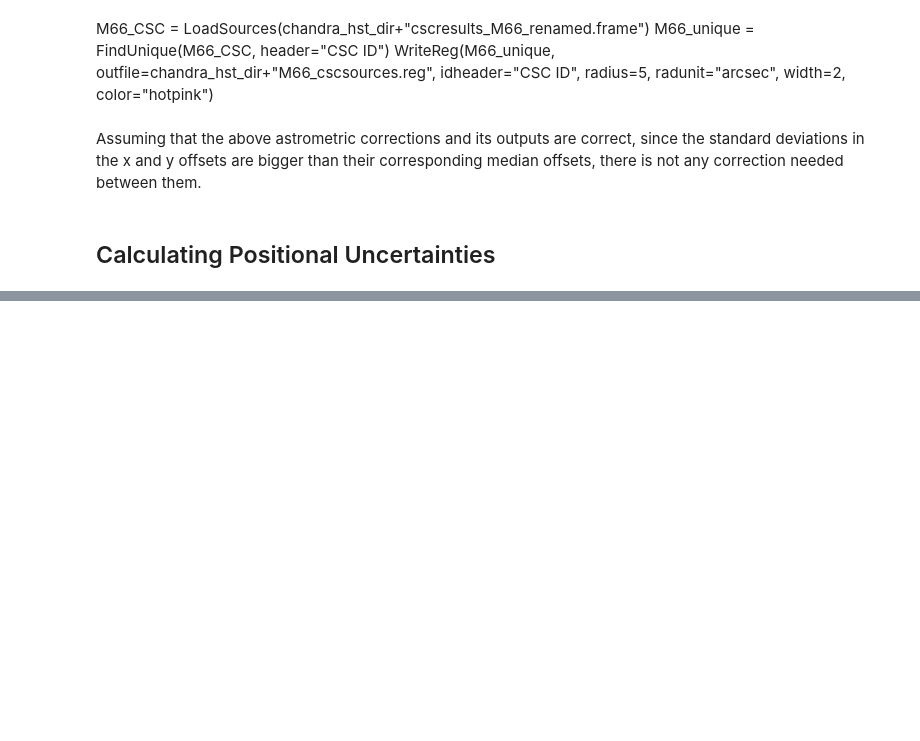
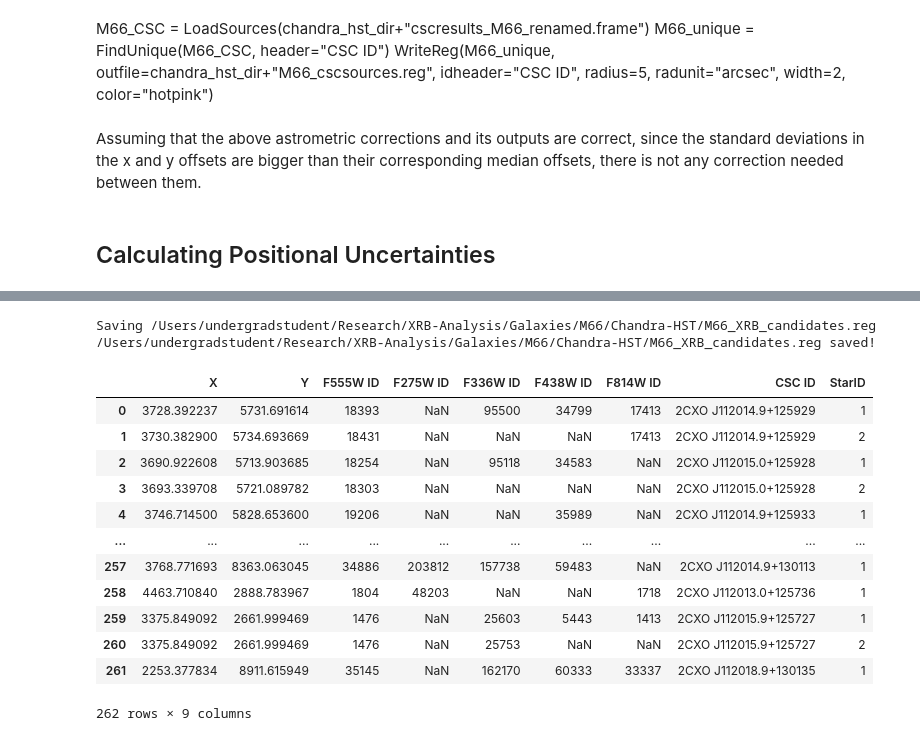
Before and after one commit to devkhullar/querx, a Jupyter notebook: M66_corrected.ipynb, the cells around one changed output, grey strips where cells are left out. Saved outputs shown, nothing was run; the diff lists cells and outputs as text; code cells hidden in the pictures; blank space fills up the shorter version.

```diff
--- a/M66_corrected.ipynb
+++ b/M66_corrected.ipynb
@@ -379,0 +387,3 @@ WriteReg(M66_best, radius=M66_best['1Sig'].values.tolist(), radunit='arcsec', \
+# %%
+DaoFrame = pd.read_csv(hstdir+"M66_daofind_acs_coords.frame").drop("Unnamed: 0", axis=1)
+display(DaoFrame)
@@ -379,0 +498,14 @@ WriteReg(M66_best, radius=M66_best['1Sig'].values.tolist(), radunit='arcsec', \
+# %%
+# Adding "CSC ID" to columns in DaoCleanMatch
+DaoCleanMatch["CSC ID"] = None
+
+# Adding the CSC IDs of each source the daosources are associated with
+for i in range(len(DaoCleanMatch)):
+    # Searches for the CSC ID associated with each F555W ID (DaoID in DaoCleanFrame)
+    tempid = DaoCleanMatch["F555W ID"][i]
+    tempcsc = Find(DaoCleanFrame, "F555W ID = " + str(tempid))["CSC ID"][0]
+    DaoCleanMatch["CSC ID"][i] = tempcsc
+
+# Updating the DataFrame
+DaoCleanMatch.to_csv(hstdir+"M66_daoclean_matches.frame")
+display(DaoCleanMatch)
@@ -379,0 +526,39 @@ WriteReg(M66_best, radius=M66_best['1Sig'].values.tolist(), radunit='arcsec', \
+# %%
+# For each X-ray source, number the associated stars starting from 1.
+tempcsc = DaoCleanMatch["CSC ID"][0] # Keeping track of the current X-ray source
+DaoCleanMatch["StarID"] = None # Storing the star number for each X-ray source
+
+starno = 1 # Star number counter
+
+for i in range(len(DaoCleanMatch)):
+    # If this is a new CSC ID, save it to tempcsc and restart starno counter
+    if tempcsc != DaoCleanMatch["CSC ID"][i]:
+        tempcsc = DaoCleanMatch["CSC ID"][i]
+        starno = 1
+    DaoCleanMatch["StarID"][i] = starno
+    starno += 1 # adds one to the starno counter
+
+# Saving the candidate region file with new numberings
+WriteReg(DaoCleanMatch, coordsys="image", coordheads=["X","Y"],
+         idheader="StarID", width=2, fontsize=12,
+         outfile=chandra_hst_dir+"M66_XRB_candidates.reg")
+
+# DaoCleanMatch has now renumbered each star associated with
+# an X-ray source for simplicity
+display(DaoCleanMatch)
+# %% [output]
+Saving /Users/undergradstudent/Research/XRB-Analysis/Galaxies/M66/Chandra-HST/M66_XRB_candidates.reg
+/Users/undergradstudent/Research/XRB-Analysis/Galaxies/M66/Chandra-HST/M66_XRB_candidates.reg saved!
+|  | X | Y | F555W ID | F275W ID | F336W ID | F438W ID | F814W ID | CSC ID | StarID |
+| 0 | 3728.392237 | 5731.691614 | 18393 | NaN | 95500 | 34799 | 17413 | 2CXO J112014.9+125929 | 1 |
+| 1 | 3730.382900 | 5734.693669 | 18431 | NaN | NaN | NaN | 17413 | 2CXO J112014.9+125929 | 2 |
+| 2 | 3690.922608 | 5713.903685 | 18254 | NaN | 95118 | 34583 | NaN | 2CXO J112015.0+125928 | 1 |
+| 3 | 3693.339708 | 5721.089782 | 18303 | NaN | NaN | NaN | NaN | 2CXO J112015.0+125928 | 2 |
+| 4 | 3746.714500 | 5828.653600 | 19206 | NaN | NaN | 35989 | NaN | 2CXO J112014.9+125933 | 1 |
+| ... | ... | ... | ... | ... | ... | ... | ... | ... | ... |
+| 257 | 3768.771693 | 8363.063045 | 34886 | 203812 | 157738 | 59483 | NaN | 2CXO J112014.9+130113 | 1 |
+| 258 | 4463.710840 | 2888.783967 | 1804 | 48203 | NaN | NaN | 1718 | 2CXO J112013.0+125736 | 1 |
+| 259 | 3375.849092 | 2661.999469 | 1476 | NaN | 25603 | 5443 | 1413 | 2CXO J112015.9+125727 | 1 |
+| 260 | 3375.849092 | 2661.999469 | 1476 | NaN | 25753 | NaN | NaN | 2CXO J112015.9+125727 | 2 |
+| 261 | 2253.377834 | 8911.615949 | 35145 | NaN | 162170 | 60333 | 33337 | 2CXO J112018.9+130135 | 1 |
+262 rows × 9 columns
```
Also changed, not shown: parts of 22 cells of this notebook.
